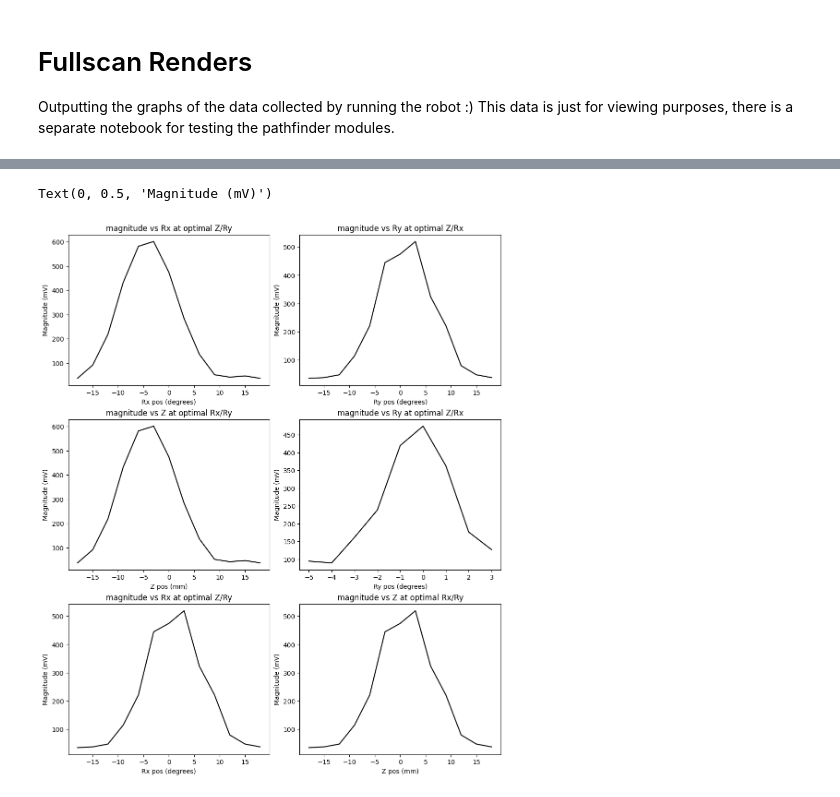
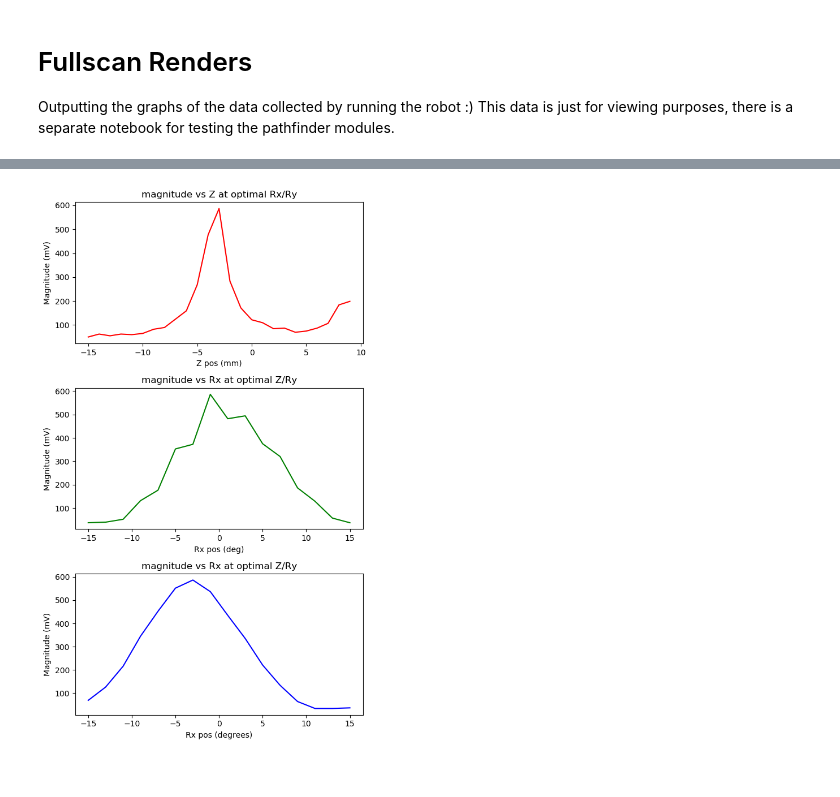
Before and after one commit to Benji-UW/COBOT-Transducer-Control-Code, a Jupyter notebook: Rebuilding_Everything/Debugging Scripts/Fullscan_renders.ipynb, the cells around one changed output, grey strips where cells are left out. Drawn from its saved outputs; the diff is of its cells as text; code cells hidden in the pictures.

```diff
--- a/Rebuilding_Everything/Debugging Scripts/Fullscan_renders.ipynb
+++ b/Rebuilding_Everything/Debugging Scripts/Fullscan_renders.ipynb
@@ -129,9 +130,11 @@ np_point_mags = np.hstack((points,magss))
 
 # "mps" stands for "max points," or all the points in Rx/Ry space that occur at the max
 # value of Z, rotated for each of the other dimensions
-zmps = np_point_mags[np_point_mags[:,0] == max_point[0][indeces['Z'][0]][indeces['Z'][1]]]
-Rxmps = np_point_mags[np_point_mags[:,1] == max_point[0][indeces['Rx'][0]][indeces['Rx'][1]]]
-Rymps = np_point_mags[np_point_mags[:,2] == max_point[0][indeces['Ry'][0]][indeces['Ry'][1]]]
+mp = max_point[0]
+
+zmps = np_point_mags[np_point_mags[:,0] == mp[indeces['Z'][0]][indeces['Z'][1]]]
+Rxmps = np_point_mags[np_point_mags[:,1] == mp[indeces['Rx'][0]][indeces['Rx'][1]]]
+Rymps = np_point_mags[np_point_mags[:,2] == mp[indeces['Ry'][0]][indeces['Ry'][1]]]
 
 if debug_mode:
     print(f"Active range of motion: {active_rom}")
@@ -150,0 +154,11 @@ Maximum point: [[[0.0, 0.0, 0.0], [0.0, 0.0, 0.0]], 474.41]
+# %%
+# foo_isolated_mps refers to the points along the isolated foo axis when the other axes are at their optimal values
+z_isolated_mps = np_point_mags[np.all([np_point_mags[:,1] == mp[indeces['Rx'][0]][indeces['Rx'][1]], np_point_mags[:,2] == mp[indeces['Ry'][0]][indeces['Ry'][1]]],axis=0)]
+Rx_isolated_mps = np_point_mags[np.all([np_point_mags[:,0] == mp[indeces['Z'][0]][indeces['Z'][1]], np_point_mags[:,2] == mp[indeces['Ry'][0]][indeces['Ry'][1]]],axis=0)]
+Ry_isolated_mps = np_point_mags[np.all([np_point_mags[:,0] == mp[indeces['Z'][0]][indeces['Z'][1]], np_point_mags[:,1] == mp[indeces['Rx'][0]][indeces['Rx'][1]]],axis=0)]
+
+if debug_mode:
+    # print(z_isolated_mps)
+    print(Rx_isolated_mps)
+    # print(Ry_isolated_mps)
+    pass
@@ -203,39 +223,34 @@ print(Ry_mps_y[0:3])
 # %%
-fig3 = plt.figure(figsize=(10,12), dpi=100, constrained_layout=True)
+fig3 = plt.figure(figsize=(6,10), dpi=100)
+# plt.subplots_adjust(left=0.1,
+#                     bottom=0.1,
+#                     right=0.9,
+#                     top=0.9,
+#                     wspace=0.8,
+#                     hspace=0.4)
+
+# plt.subplots_adjust(hspace=0.5)
+
 # plt.rcParams.update({'font.size': 10})
 
-tax = fig3.add_subplot(321)
-tax.plot(z_mps_x[:,2],z_mps_x[:,3], c='k')
+tax = fig3.add_subplot(311)
+tax.plot(z_isolated_mps[:,0],z_isolated_mps[:,3], c='r')
+tax.set_title("magnitude vs Z at optimal Rx/Ry")
+tax.set_xlabel("Z pos (mm)")
+tax.set_ylabel("Magnitude (mV)")
+
+tax = fig3.add_subplot(312)
+tax.plot(Rx_isolated_mps[:,1],Rx_isolated_mps[:,3], c='g')
+tax.set_title("magnitude vs Rx at optimal Z/Ry")
+tax.set_xlabel("Rx pos (deg)")
+tax.set_ylabel("Magnitude (mV)")
+
+tax = fig3.add_subplot(313)
+tax.plot(Ry_isolated_mps[:,2],Ry_isolated_mps[:,3], c='b')
 tax.set_title("magnitude vs Rx at optimal Z/Ry")
 tax.set_xlabel("Rx pos (degrees)")
 tax.set_ylabel("Magnitude (mV)")
-tax = fig3.add_subplot(322)
-tax.plot(z_mps_y[:,1],z_mps_y[:,3], c='k')
-tax.set_title("magnitude vs Ry at optimal Z/Rx")
-tax.set_xlabel("Ry pos (degrees)")
-tax.set_ylabel("Magnitude (mV)")
 
-tax = fig3.add_subplot(323)
-tax.plot(Rx_mps_x[:,2],Rx_mps_x[:,3], c='k')
-tax.set_title("magnitude vs Z at optimal Rx/Ry")
-tax.set_xlabel("Z pos (mm)")
-tax.set_ylabel("Magnitude (mV)")
-tax = fig3.add_subplot(324)
-tax.plot(Rx_mps_y[:,0],Rx_mps_y[:,3], c='k')
-tax.set_title("magnitude vs Ry at optimal Z/Rx")
-tax.set_xlabel("Ry pos (degrees)")
-tax.set_ylabel("Magnitude (mV)")
-
-tax = fig3.add_subplot(325)
-tax.plot(Ry_mps_x[:,1],Ry_mps_x[:,3], c='k')
-tax.set_title("magnitude vs Rx at optimal Z/Ry")
-tax.set_xlabel("Rx pos (degrees)")
-tax.set_ylabel("Magnitude (mV)")
-tax = fig3.add_subplot(326)
-tax.plot(Ry_mps_x[:,1],Ry_mps_x[:,3], c='k')
-tax.set_title("magnitude vs Z at optimal Rx/Ry")
-tax.set_xlabel("Z pos (mm)")
-tax.set_ylabel("Magnitude (mV)")
+fig3.tight_layout()
 # %% [output]
-Text(0, 0.5, 'Magnitude (mV)')
-[figure, old version]
+[figure, new version]
```
Also changed, not shown: parts of 9 cells of this notebook.
